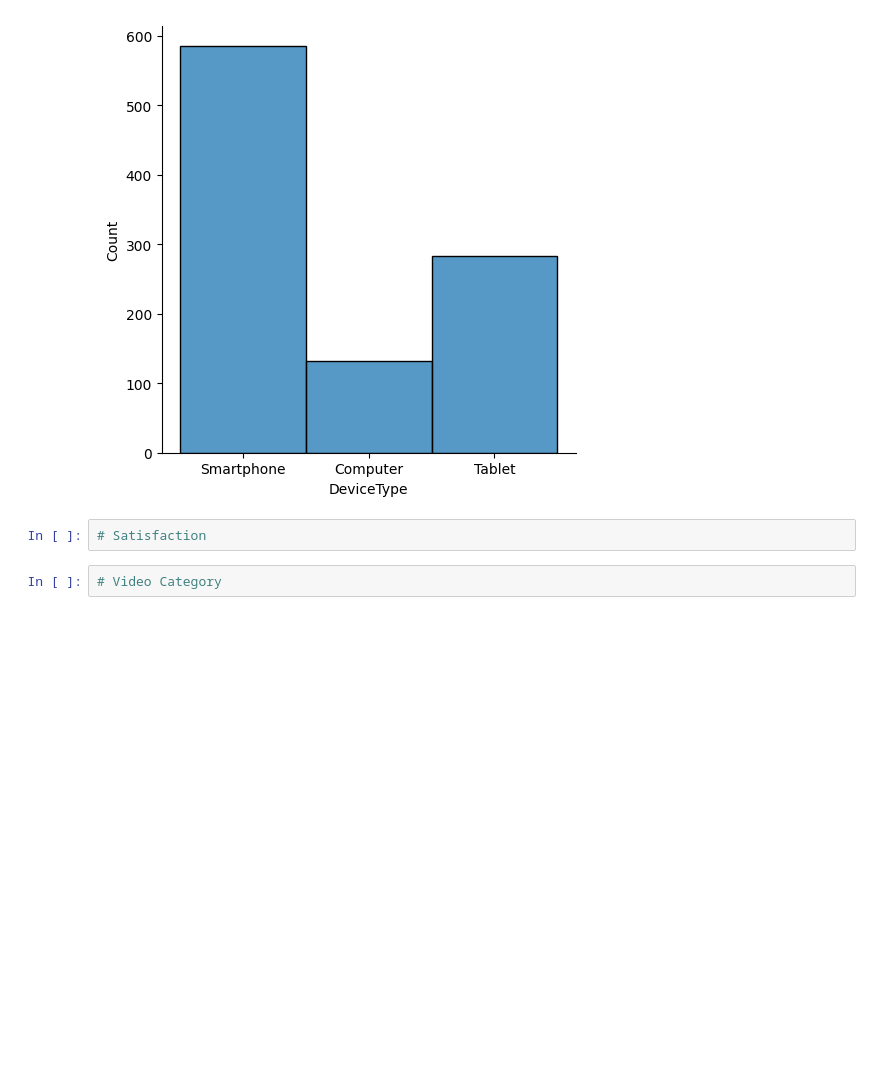
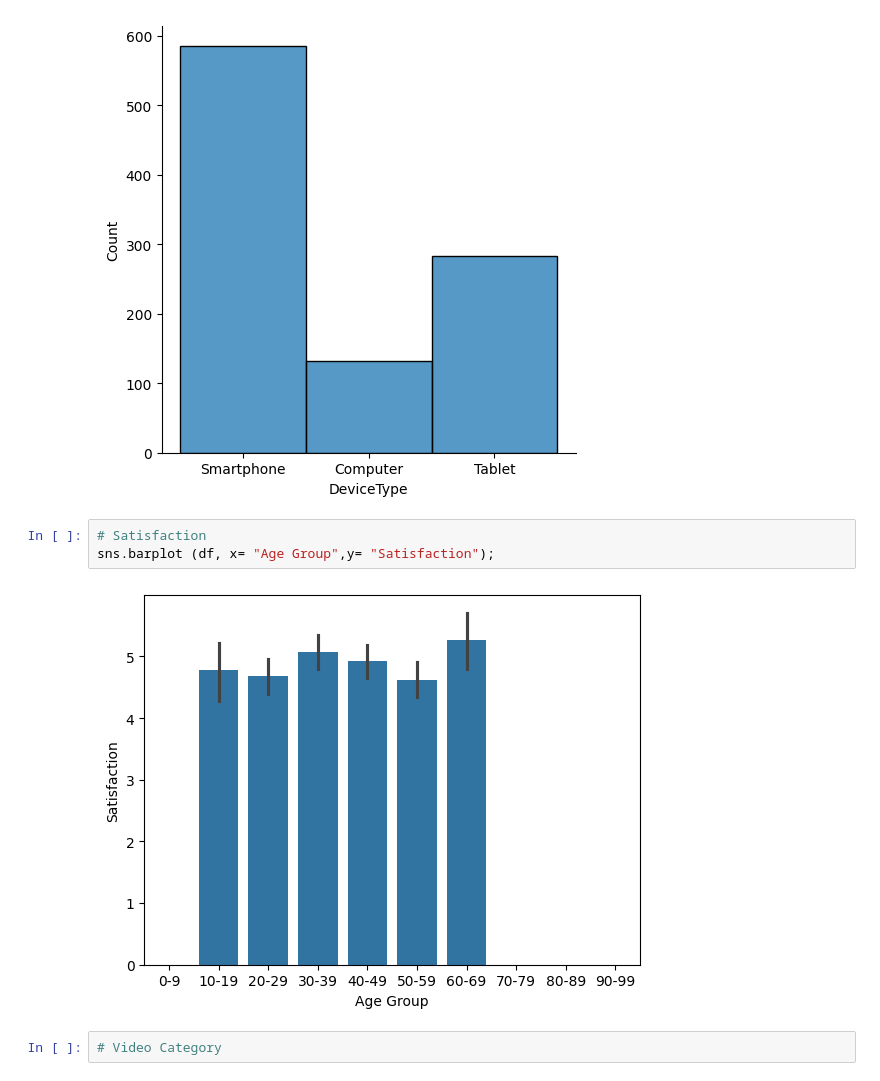
Before and after one commit to khelifaYacine/Menace-des-r-seaux-sociaux-, a Jupyter notebook: EDA_Temps_perdu_reseaux_sociaux.ipynb, the cells around one changed output. Saved outputs shown, nothing was run; the diff lists cells and outputs as text; blank space fills up the shorter version.

Commit message:
Satisfaction

```diff
--- a/EDA_Temps_perdu_reseaux_sociaux.ipynb
+++ b/EDA_Temps_perdu_reseaux_sociaux.ipynb
@@ -159,7 +159,10 @@ sns.displot(data=df, x= "DeviceType") ;
 # %% [output]
 <Figure size 1500x2000 with 0 Axes>
 [figure]
-# %%
-# Satisfaction
+# %%
+# Satisfaction
+sns.barplot (df, x= "Age Group",y= "Satisfaction");
+# %% [output]
+[figure, added]
 # %%
 # Video Category
```
Also changed, not shown: parts of 1 cell of this notebook.
